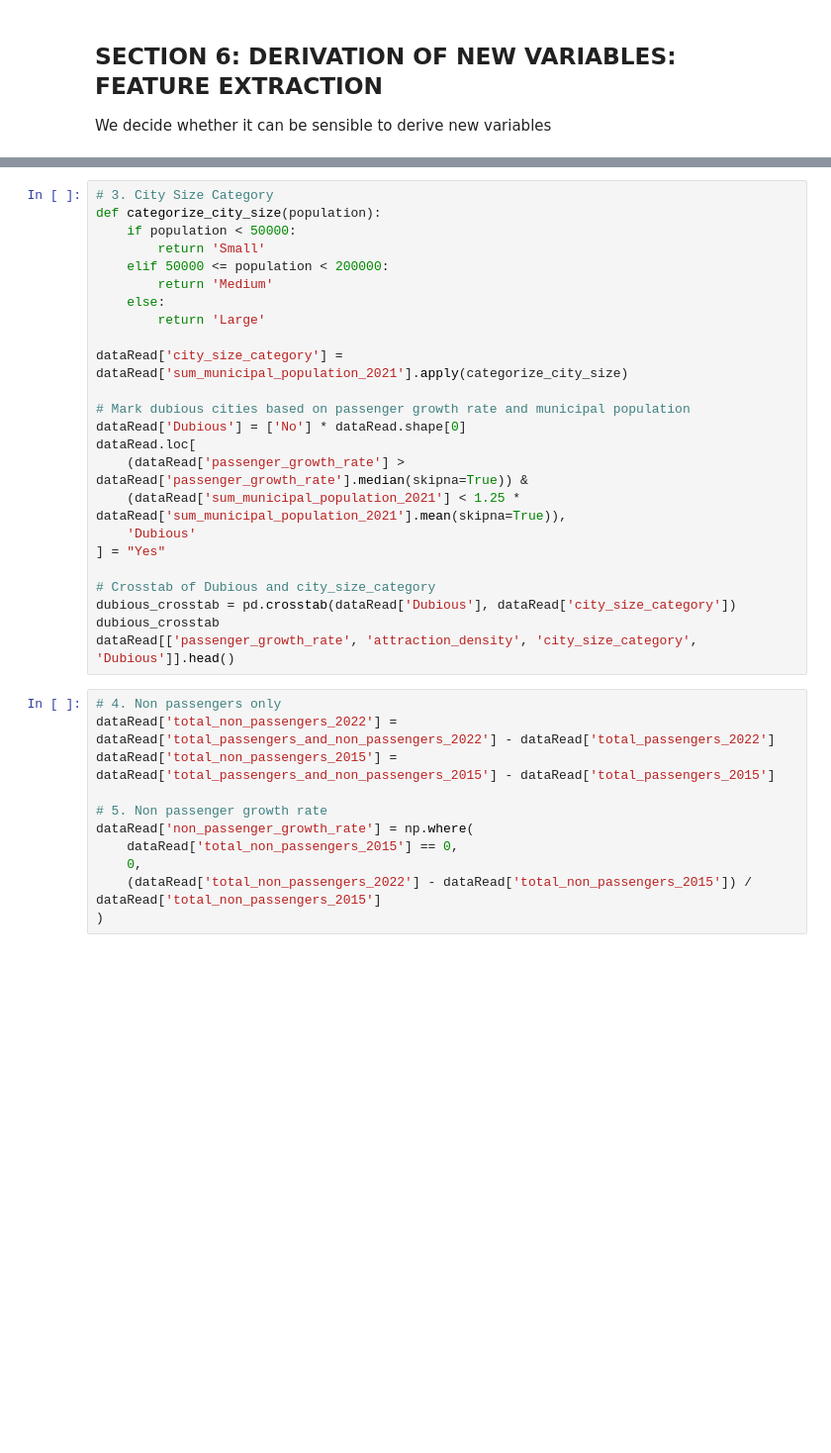
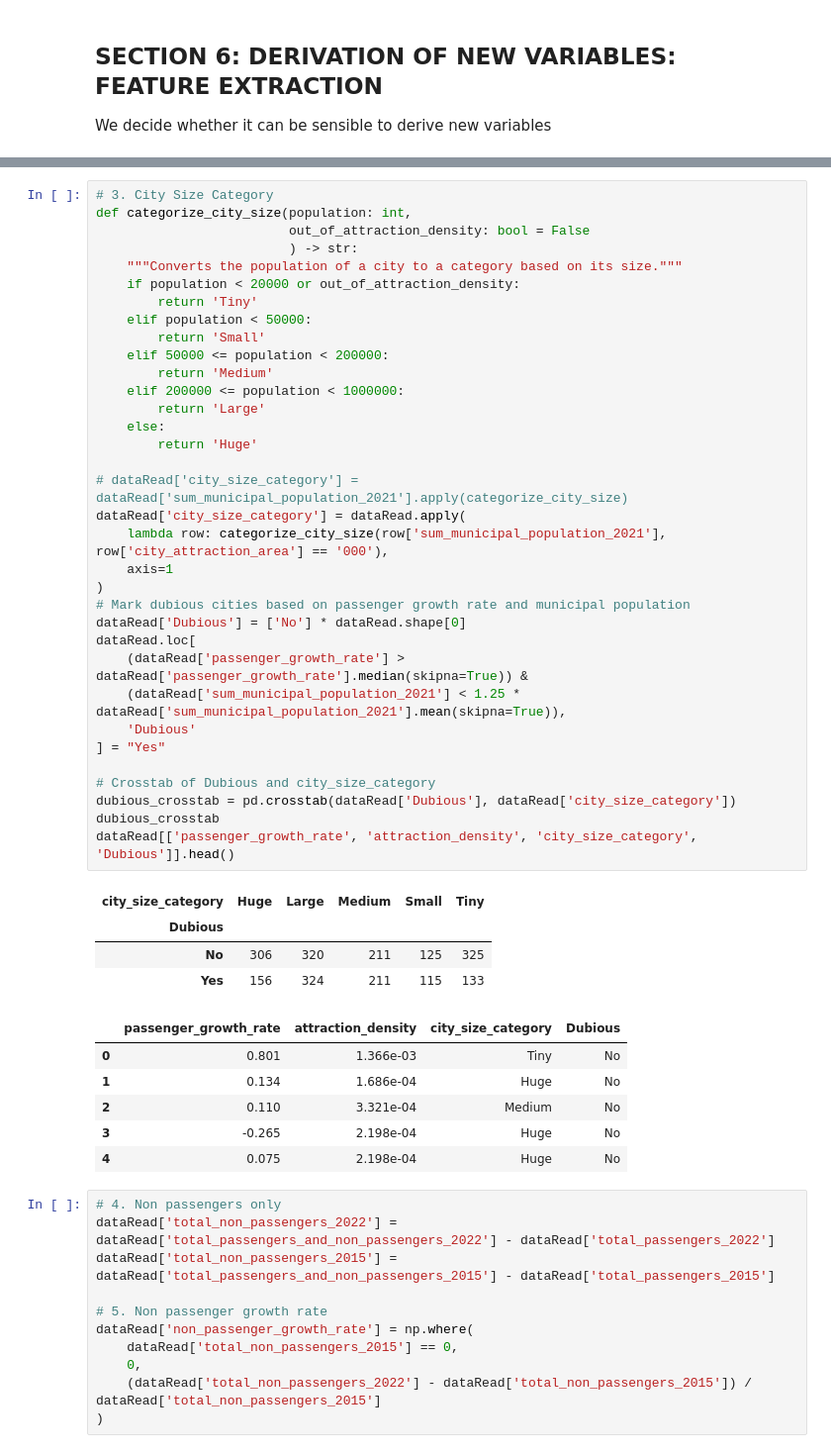
Before and after one commit to pierre-jezegou/fib-ml-project, a Jupyter notebook: Preprocessing.ipynb, the cells around one changed output, grey strips where cells are left out. Shown at 99% size. Drawn from its saved outputs; the diff is of its cells as text; blank space fills up the shorter version.

Commit message:
Change categorization of city size to take in account out of attraction cities

```diff
--- a/Preprocessing.ipynb
+++ b/Preprocessing.ipynb
@@ -187,27 +328,48 @@ dataRead['attraction_density'].hist(bins=16, figsize=(8, 8))
 # %%
 # 3. City Size Category
-def categorize_city_size(population):
-    if population < 50000:
+def categorize_city_size(population: int,
+                         out_of_attraction_density: bool = False
+                         ) -> str:
+    """Converts the population of a city to a category based on its size."""
+    if population < 20000 or out_of_attraction_density:
+        return 'Tiny'
+    elif population < 50000:
         return 'Small'
     elif 50000 <= population < 200000:
         return 'Medium'
+    elif 200000 <= population < 1000000:
+        return 'Large'
     else:
-        return 'Large'
+        return 'Huge'
 
-dataRead['city_size_category'] = dataRead['sum_municipal_population_2021'].apply(categorize_city_size)
-
+# dataRead['city_size_category'] = dataRead['sum_municipal_population_2021'].apply(categorize_city_size)
+dataRead['city_size_category'] = dataRead.apply(
+    lambda row: categorize_city_size(row['sum_municipal_population_2021'], row['city_attraction_area'] == '000'),
+    axis=1
+)
 # Mark dubious cities based on passenger growth rate and municipal population
 dataRead['Dubious'] = ['No'] * dataRead.shape[0]
 dataRead.loc[
     (dataRead['passenger_growth_rate'] > dataRead['passenger_growth_rate'].median(skipna=True)) &
     (dataRead['sum_municipal_population_2021'] < 1.25 * dataRead['sum_municipal_population_2021'].mean(skipna=True)),
     'Dubious'
 ] = "Yes"
 
 # Crosstab of Dubious and city_size_category
 dubious_crosstab = pd.crosstab(dataRead['Dubious'], dataRead['city_size_category'])
 dubious_crosstab
 dataRead[['passenger_growth_rate', 'attraction_density', 'city_size_category', 'Dubious']].head()
+# %% [output]
+| city_size_category | Huge | Large | Medium | Small | Tiny |
+| Dubious |  |  |  |  |  |
+| No | 306 | 320 | 211 | 125 | 325 |
+| Yes | 156 | 324 | 211 | 115 | 133 |
+|  | passenger_growth_rate | attraction_density | city_size_category | Dubious |
+| 0 | 0.801 | 1.366e-03 | Tiny | No |
+| 1 | 0.134 | 1.686e-04 | Huge | No |
+| 2 | 0.110 | 3.321e-04 | Medium | No |
+| 3 | -0.265 | 2.198e-04 | Huge | No |
+| 4 | 0.075 | 2.198e-04 | Huge | No |
 # %%
 # 4. Non passengers only
 dataRead['total_non_passengers_2022'] = dataRead['total_passengers_and_non_passengers_2022'] - dataRead['total_passengers_2022']
```
Also changed, not shown: parts of 30 cells of this notebook.
